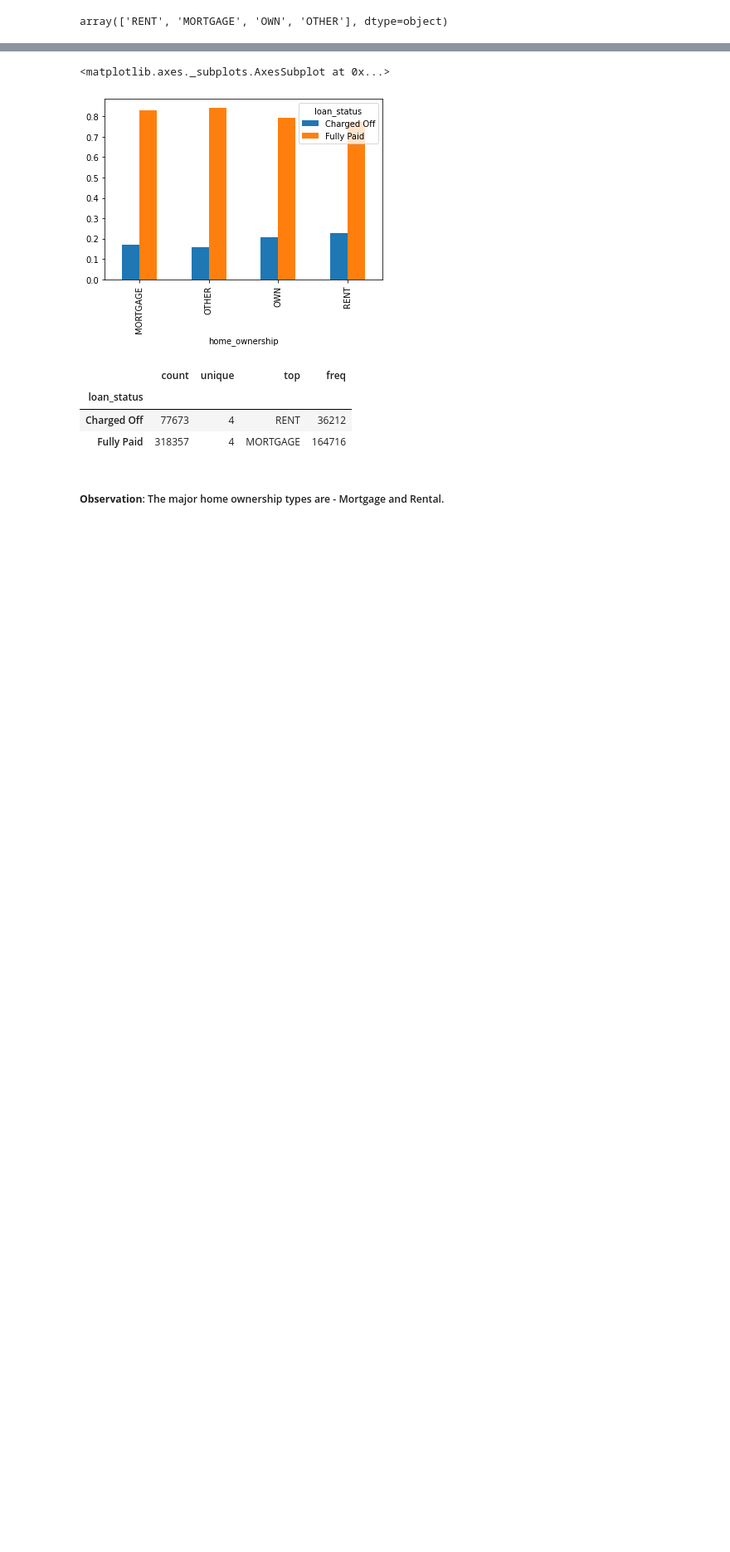
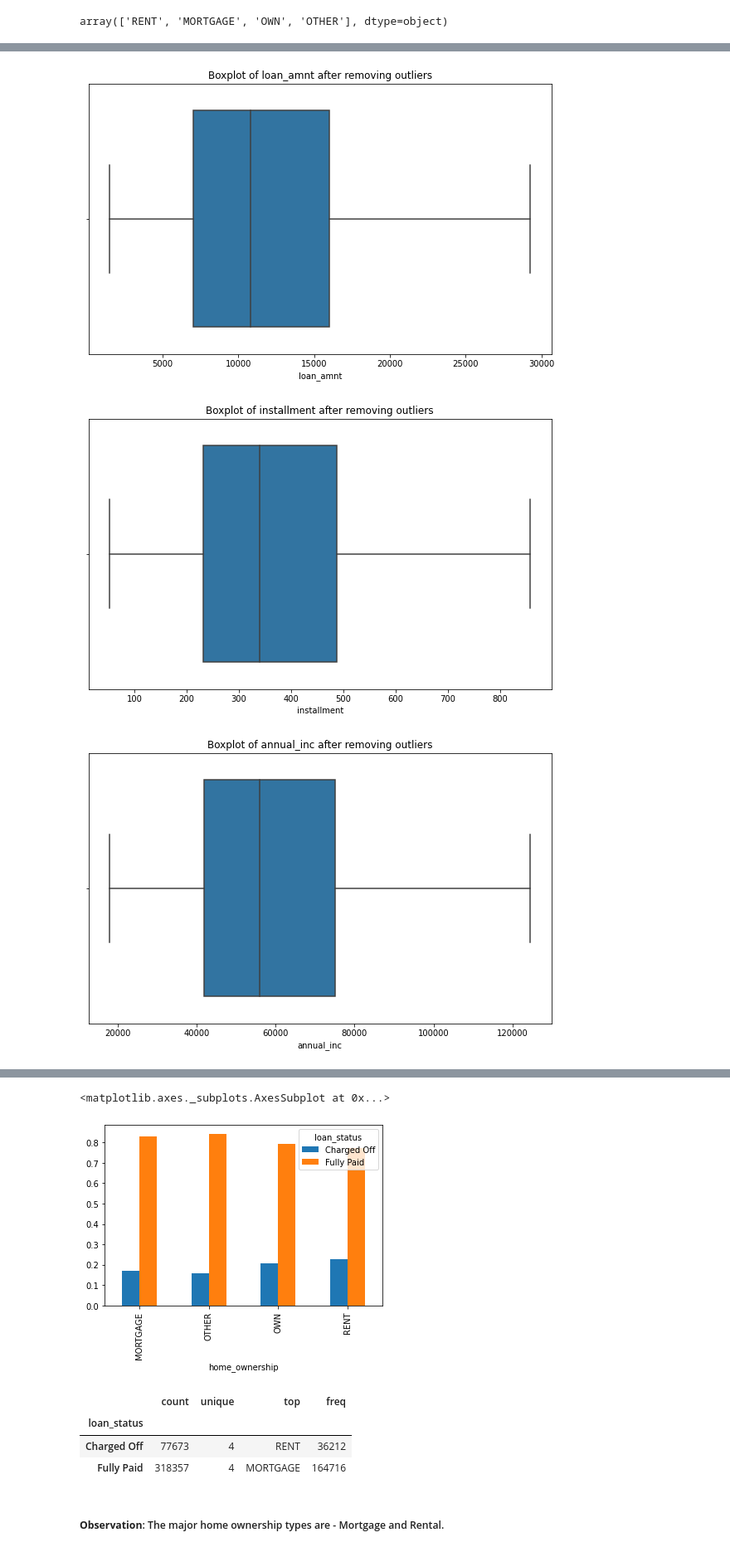
Before and after one commit to pkmariya/Scaler01, a Jupyter notebook: LoanTap_CaseStudy_Mariya_DSMLJune22.ipynb, the cells around one changed output, grey strips where cells are left out. Shown at 83% size. Cells and saved outputs as stored; diff of their text form; code cells hidden in the pictures; blank space fills up the shorter version.

```diff
--- a/LoanTap_CaseStudy_Mariya_DSMLJune22.ipynb
+++ b/LoanTap_CaseStudy_Mariya_DSMLJune22.ipynb
@@ -595,0 +534,19 @@ array(['RENT', 'MORTGAGE', 'OWN', 'OTHER'], dtype=object)
+# %%
+# Treat Outliers with IQR method
+for i, j in enumerate(outliers_list):
+  q1 = work_df[j].quantile(0.25)
+  q3 = work_df[j].quantile(0.75)
+  iqr = q3 - q1
+  work_df = work_df[(work_df[j] >= q1-1.5*iqr) & (work_df[j] <= q3+1.5*iqr)]
+# %%
+# Box plots after removing outliers
+for i, j in enumerate(outliers_list):
+  plt.figure(figsize=(10, 6))
+  sns.boxplot(work_df[j])
+  plt.title(f"Boxplot of {j} after removing outliers")
+
+  plt.show()
+# %% [output]
+[figure, added]
+[figure, added]
+[figure, added]
```
Also changed, not shown: parts of 58 cells of this notebook.
